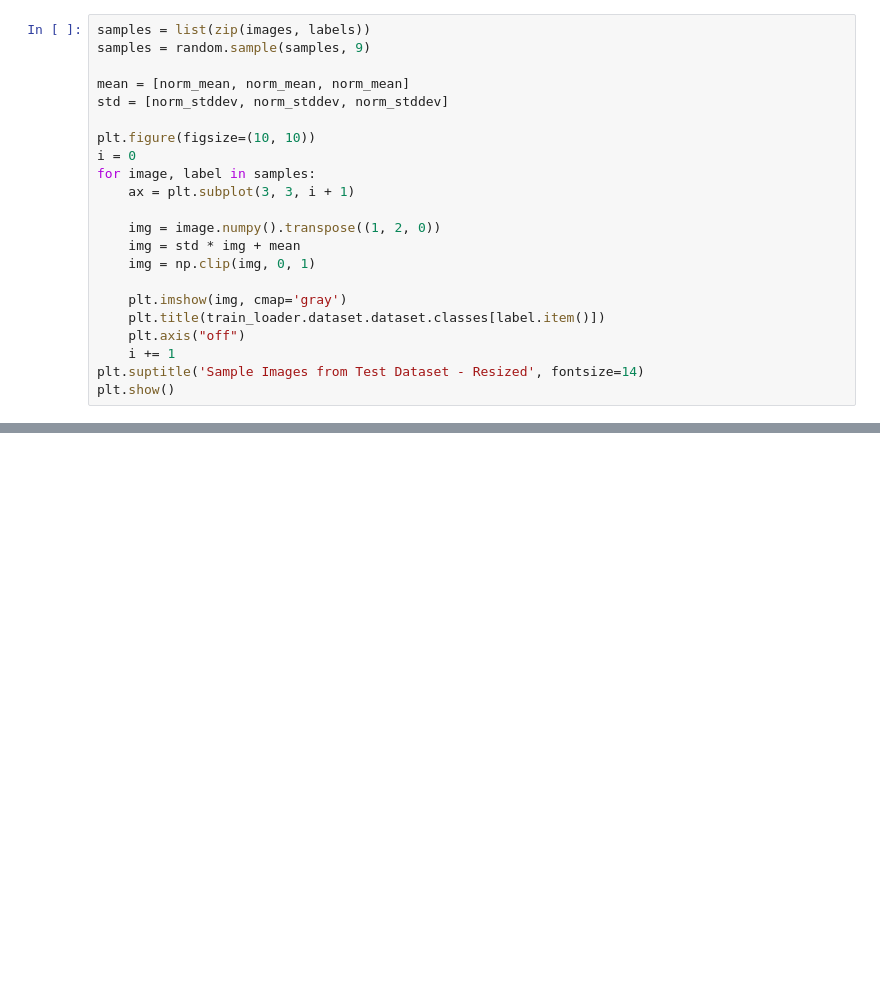
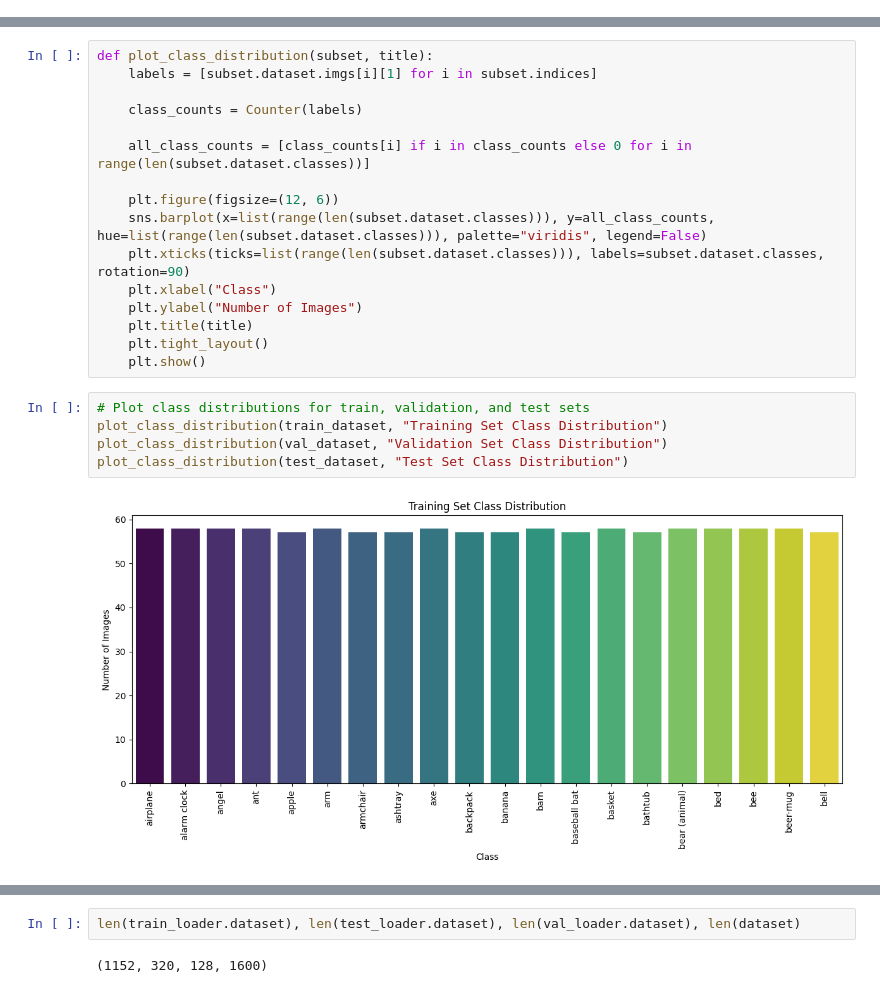
Before and after one commit to draganaZdravkovic/Free-Hand-Sketch-Recognition, a Jupyter notebook: main.ipynb, the cells around one changed output, grey strips where cells are left out. Drawn from its saved outputs; the diff is of its cells as text; blank space fills up the shorter version.

```diff
--- a/main.ipynb
+++ b/main.ipynb
@@ -90,22 +0,0 @@ images, labels = next(iter(test_loader))
-# %%
-samples = list(zip(images, labels))
-samples = random.sample(samples, 9)
-
-mean = [norm_mean, norm_mean, norm_mean]
-std = [norm_stddev, norm_stddev, norm_stddev]
-
-plt.figure(figsize=(10, 10))
-i = 0
-for image, label in samples:
-    ax = plt.subplot(3, 3, i + 1)
-
-    img = image.numpy().transpose((1, 2, 0))
-    img = std * img + mean
-    img = np.clip(img, 0, 1)
-
-    plt.imshow(img, cmap='gray')
-    plt.title(train_loader.dataset.dataset.classes[label.item()])
-    plt.axis("off")
-    i += 1
-plt.suptitle('Sample Images from Test Dataset - Resized', fontsize=14)
-plt.show()
@@ -246,0 +103,23 @@ losses, accuracies = train_classification(model, criterion, optimizer, N_EPOCHS,
+# %%
+def plot_class_distribution(subset, title):
+    labels = [subset.dataset.imgs[i][1] for i in subset.indices]
+
+    class_counts = Counter(labels)
+
+    all_class_counts = [class_counts[i] if i in class_counts else 0 for i in range(len(subset.dataset.classes))]
+
+    plt.figure(figsize=(12, 6))
+    sns.barplot(x=list(range(len(subset.dataset.classes))), y=all_class_counts, hue=list(range(len(subset.dataset.classes))), palette="viridis", legend=False)
+    plt.xticks(ticks=list(range(len(subset.dataset.classes))), labels=subset.dataset.classes, rotation=90)
+    plt.xlabel("Class")
+    plt.ylabel("Number of Images")
+    plt.title(title)
+    plt.tight_layout()
+    plt.show()
+# %%
+# Plot class distributions for train, validation, and test sets
+plot_class_distribution(train_dataset, "Training Set Class Distribution")
+plot_class_distribution(val_dataset, "Validation Set Class Distribution")
+plot_class_distribution(test_dataset, "Test Set Class Distribution")
+# %% [output]
+[figure, added]
@@ -246,0 +128,4 @@ losses, accuracies = train_classification(model, criterion, optimizer, N_EPOCHS,
+# %%
+len(train_loader.dataset), len(test_loader.dataset), len(val_loader.dataset), len(dataset)
+# %% [output]
+(1152, 320, 128, 1600)
```
Also changed, not shown: parts of 57 cells of this notebook.
